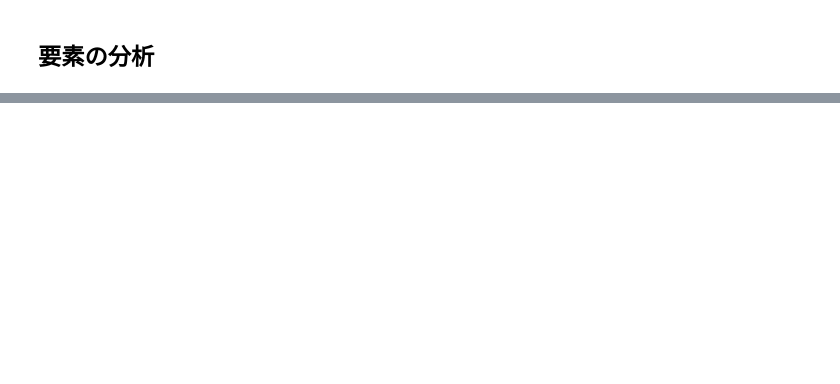
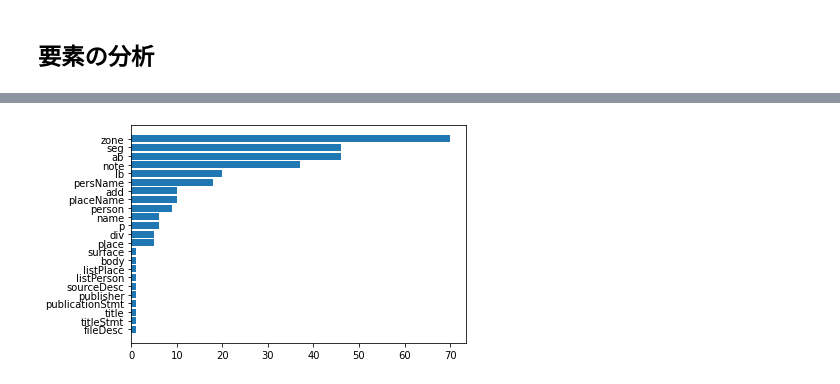
Before and after one commit to nakamura196/tei_tools, a Jupyter notebook: api.ipynb, the cells around one changed output, grey strips where cells are left out. Cells and saved outputs as stored; diff of their text form; code cells hidden in the pictures; blank space fills up the shorter version.

```diff
--- a/api.ipynb
+++ b/api.ipynb
@@ -112,4 +169,5 @@ Parameters:
 # %%
-input_path = "sample/tei/01.xml"
+input_path = "example/main.xml"
 results = TeiTools.analyze(input_path)
+results
 # %% [output]
@@ -118,0 +204,4 @@ results = TeiTools.analyze(input_path)
+# %%
+TeiTools.visualize(results)
+# %% [output]
+[figure, added]
```
Also changed, not shown: parts of 14 cells of this notebook, 7 other files.
